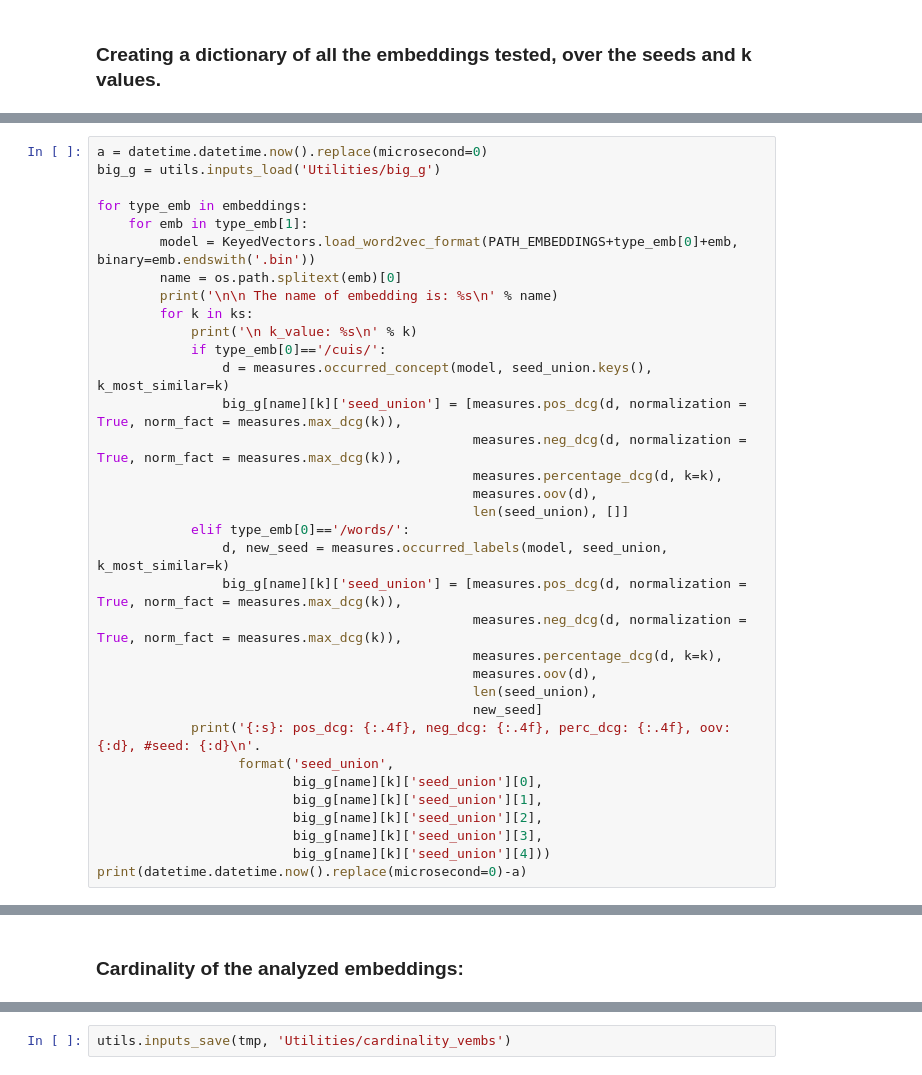
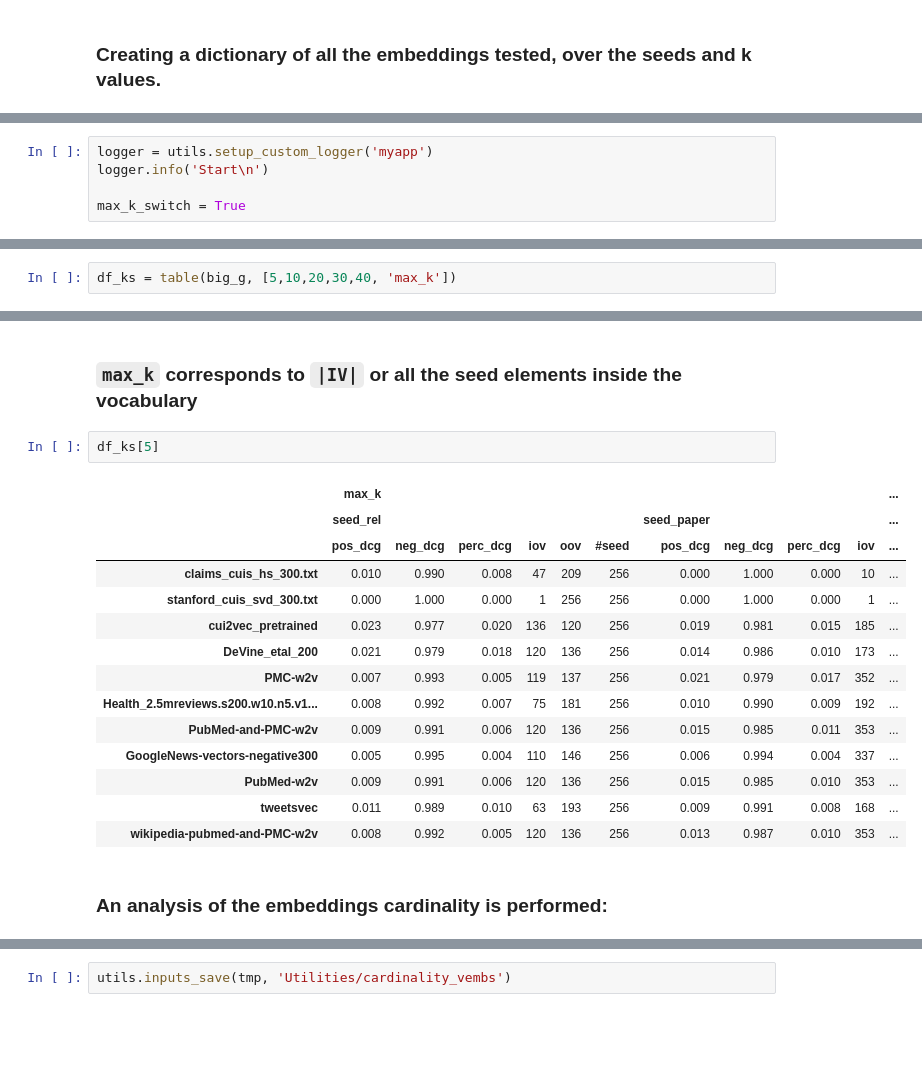
Before and after one commit to SaGiancani/medical-concepts-embeddings, a Jupyter notebook: experimentation.ipynb, the cells around one changed output, grey strips where cells are left out. Saved outputs shown, nothing was run; the diff lists cells and outputs as text; blank space fills up the shorter version.

```diff
--- a/experimentation.ipynb
+++ b/experimentation.ipynb
@@ -285,0 +190,5 @@ print(datetime.datetime.now().replace(microsecond=0)-a)
+# %%
+logger = utils.setup_custom_logger('myapp')
+logger.info('Start\n')
+
+max_k_switch = True
@@ -524,34 +230,0 @@ New experimentation with the union of `seed_paper` and `seed_rel` is proposed:
-# %%
-a = datetime.datetime.now().replace(microsecond=0)
-big_g = utils.inputs_load('Utilities/big_g')
-
-for type_emb in embeddings:
-    for emb in type_emb[1]:
-        model = KeyedVectors.load_word2vec_format(PATH_EMBEDDINGS+type_emb[0]+emb, binary=emb.endswith('.bin'))
-        name = os.path.splitext(emb)[0]
-        print('\n\n The name of embedding is: %s\n' % name)
-        for k in ks:
-            print('\n k_value: %s\n' % k)
-            if type_emb[0]=='/cuis/':
-                d = measures.occurred_concept(model, seed_union.keys(), k_most_similar=k)
-                big_g[name][k]['seed_union'] = [measures.pos_dcg(d, normalization = True, norm_fact = measures.max_dcg(k)),
-                                                measures.neg_dcg(d, normalization = True, norm_fact = measures.max_dcg(k)),
-                                                measures.percentage_dcg(d, k=k),
-                                                measures.oov(d),
-                                                len(seed_union), []]
-            elif type_emb[0]=='/words/':
-                d, new_seed = measures.occurred_labels(model, seed_union, k_most_similar=k)
-                big_g[name][k]['seed_union'] = [measures.pos_dcg(d, normalization = True, norm_fact = measures.max_dcg(k)),
-                                                measures.neg_dcg(d, normalization = True, norm_fact = measures.max_dcg(k)),
-                                                measures.percentage_dcg(d, k=k),
-                                                measures.oov(d),
-                                                len(seed_union),
-                                                new_seed]
-            print('{:s}: pos_dcg: {:.4f}, neg_dcg: {:.4f}, perc_dcg: {:.4f}, oov: {:d}, #seed: {:d}\n'.
-                  format('seed_union',
-                         big_g[name][k]['seed_union'][0],
-                         big_g[name][k]['seed_union'][1],
-                         big_g[name][k]['seed_union'][2],
-                         big_g[name][k]['seed_union'][3],
-                         big_g[name][k]['seed_union'][4]))
-print(datetime.datetime.now().replace(microsecond=0)-a)
@@ -669,0 +231,2 @@ print(datetime.datetime.now().replace(microsecond=0)-a)
+# %%
+df_ks = table(big_g, [5,10,20,30,40, 'max_k'])
@@ -670,2 +320,21 @@ print(datetime.datetime.now().replace(microsecond=0)-a)
+# %% [markdown]
+### `max_k` corresponds to `|IV|` or all the seed elements inside the vocabulary
+# %%
+df_ks[5]
+# %% [output]
+|  | max_k |  |  |  |  |  |  |  |  |  | ... |
+|  | seed_rel |  |  |  |  |  | seed_paper |  |  |  | ... |
+|  | pos_dcg | neg_dcg | perc_dcg | iov | oov | #seed | pos_dcg | neg_dcg | perc_dcg | iov | ... |
+| claims_cuis_hs_300.txt | 0.010 | 0.990 | 0.008 | 47 | 209 | 256 | 0.000 | 1.000 | 0.000 | 10 | ... |
+| stanford_cuis_svd_300.txt | 0.000 | 1.000 | 0.000 | 1 | 256 | 256 | 0.000 | 1.000 | 0.000 | 1 | ... |
+| cui2vec_pretrained | 0.023 | 0.977 | 0.020 | 136 | 120 | 256 | 0.019 | 0.981 | 0.015 | 185 | ... |
+| DeVine_etal_200 | 0.021 | 0.979 | 0.018 | 120 | 136 | 256 | 0.014 | 0.986 | 0.010 | 173 | ... |
+| PMC-w2v | 0.007 | 0.993 | 0.005 | 119 | 137 | 256 | 0.021 | 0.979 | 0.017 | 352 | ... |
+| Health_2.5mreviews.s200.w10.n5.v1... | 0.008 | 0.992 | 0.007 | 75 | 181 | 256 | 0.010 | 0.990 | 0.009 | 192 | ... |
+| PubMed-and-PMC-w2v | 0.009 | 0.991 | 0.006 | 120 | 136 | 256 | 0.015 | 0.985 | 0.011 | 353 | ... |
+| GoogleNews-vectors-negative300 | 0.005 | 0.995 | 0.004 | 110 | 146 | 256 | 0.006 | 0.994 | 0.004 | 337 | ... |
+| PubMed-w2v | 0.009 | 0.991 | 0.006 | 120 | 136 | 256 | 0.015 | 0.985 | 0.010 | 353 | ... |
+| tweetsvec | 0.011 | 0.989 | 0.010 | 63 | 193 | 256 | 0.009 | 0.991 | 0.008 | 168 | ... |
+| wikipedia-pubmed-and-PMC-w2v | 0.008 | 0.992 | 0.005 | 120 | 136 | 256 | 0.013 | 0.987 | 0.010 | 353 | ... |
 # %% [markdown]
-### Cardinality of the analyzed embeddings:
+### An analysis of the embeddings cardinality is performed:
```
Also changed, not shown: parts of 86 cells of this notebook.
